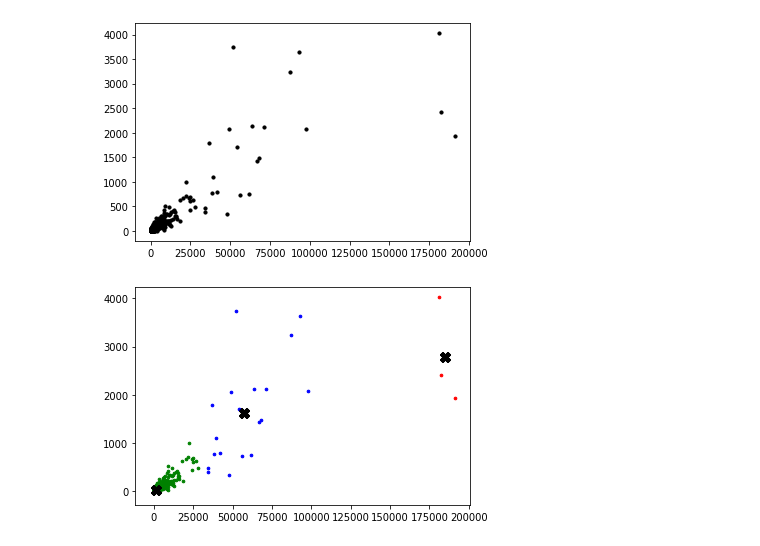
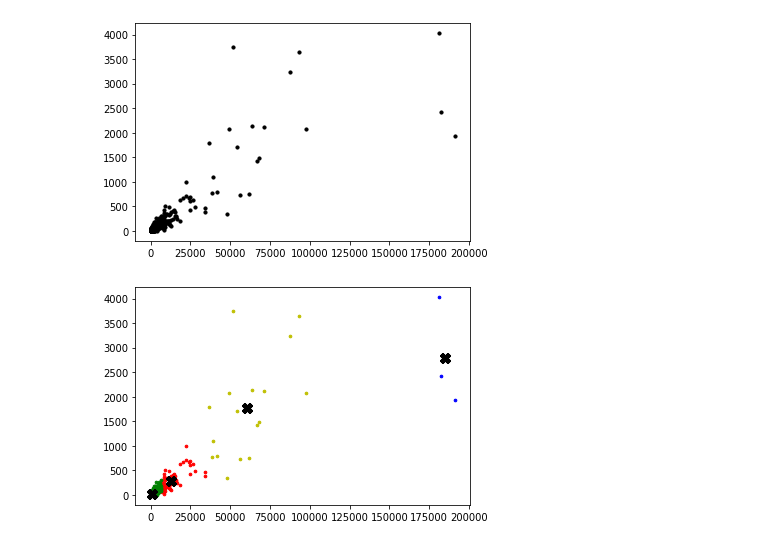
Before and after one commit to matheusjerico/kmeans-scratch, a Jupyter notebook: kmeans_scratch.ipynb, the cells around one changed output. Cells and saved outputs as stored; diff of their text form; code cells hidden in the pictures.

```diff
--- a/kmeans_scratch.ipynb
+++ b/kmeans_scratch.ipynb
@@ -158,13 +159,10 @@ Os clusters representam os estados com base na quantidade de casos e mortes do C
 # %%
 dataset['centroide_x'] = np.nan
 dataset['centroide_y'] = np.nan
-# %%
-dataset.loc[dataset['cluster'] == 0.0, 'centroide_x'] = kmeans.centroids[0][0]
-dataset.loc[dataset['cluster'] == 0.0, 'centroide_y'] = kmeans.centroids[0][1]
-dataset.loc[dataset['cluster'] == 1.0, 'centroide_x'] = kmeans.centroids[1][0]
-dataset.loc[dataset['cluster'] == 1.0, 'centroide_y'] = kmeans.centroids[1][1]
-dataset.loc[dataset['cluster'] == 2.0, 'centroide_x'] = kmeans.centroids[2][0]
-dataset.loc[dataset['cluster'] == 2.0, 'centroide_y'] = kmeans.centroids[2][1]
+# %%
+for i in range(kmeans.k):
+  dataset.loc[dataset['cluster'] == i, 'centroide_x'] = kmeans.centroids[i][0]
+  dataset.loc[dataset['cluster'] == i, 'centroide_y'] = kmeans.centroids[i][1]
 # %%
 dataset['distancia_x'] = np.abs(dataset['cases'] - dataset['centroide_x'])
 dataset['distancia_y'] = np.abs(dataset['deaths'] - dataset['centroide_y'])
@@ -184,0 +169,4 @@ Distância média (eixo Y) entre os pontos do centroide 2.0: 0.0
+# %%
+for i in range(kmeans.k):
+  print("Distância média (eixo X) entre os pontos do centroide {}: {}".format(i, np.mean(dataset[dataset['cluster']==i]['distancia_x'])))
+  print("Distância média (eixo Y) entre os pontos do centroide {}: {}".format(i, np.mean(dataset[dataset['cluster']==i]['distancia_y'])))
@@ -198,17 +193,17 @@ plt.scatter(cases, deaths, c='black', s=10)
 <matplotlib.collections.PathCollection at 0x...>
 [figure]
 # %%
-kmeans = K_Means(pontos = X, parada = 0.0001, max_iter = 100)
+kmeans = K_Means(k = 4, pontos = X, parada = 0.0001, max_iter = 100)
 kmeans.fit()
 # %%
-colors = ['r', 'g', 'b', 'y', 'c', 'm']
+colors = int(kmeans.k/6 + 1)*['r', 'g', 'b', 'y', 'c', 'm']
 fig, ax = plt.subplots()
 for i in range(kmeans.k):
         points = np.array([X[j] for j in range(len(X)) if kmeans.clusters[j] == i])
         ax.scatter(points[:, 0], points[:, 1], s=7, c=colors[i])
         ax.scatter(kmeans.centroids[:, 0], kmeans.centroids[:, 1], marker='X', s=100, c='black')
 # %% [output]
-[figure, old version]
+[figure, new version]
 # %%
 kmeans.centroids
 # %% [output]
```
Also changed, not shown: parts of 18 cells of this notebook.
